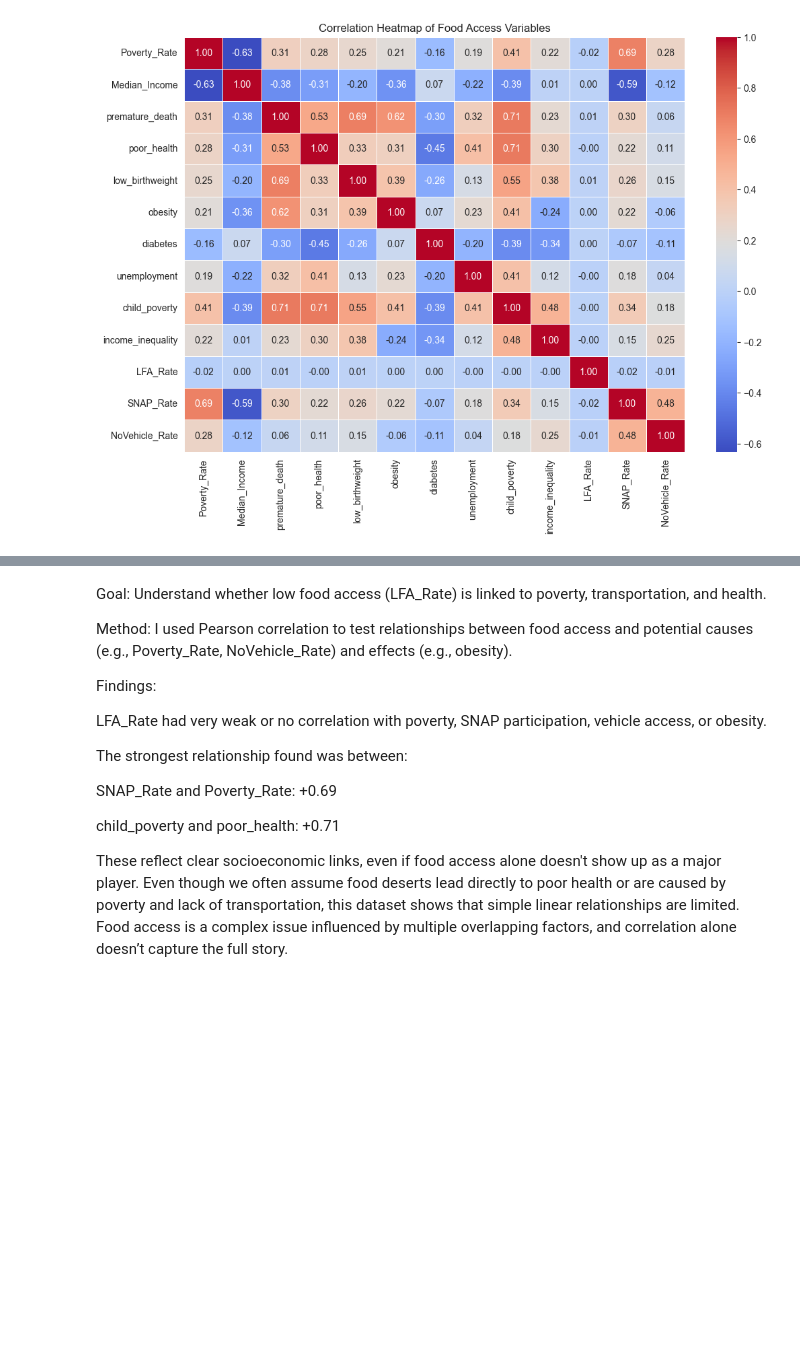
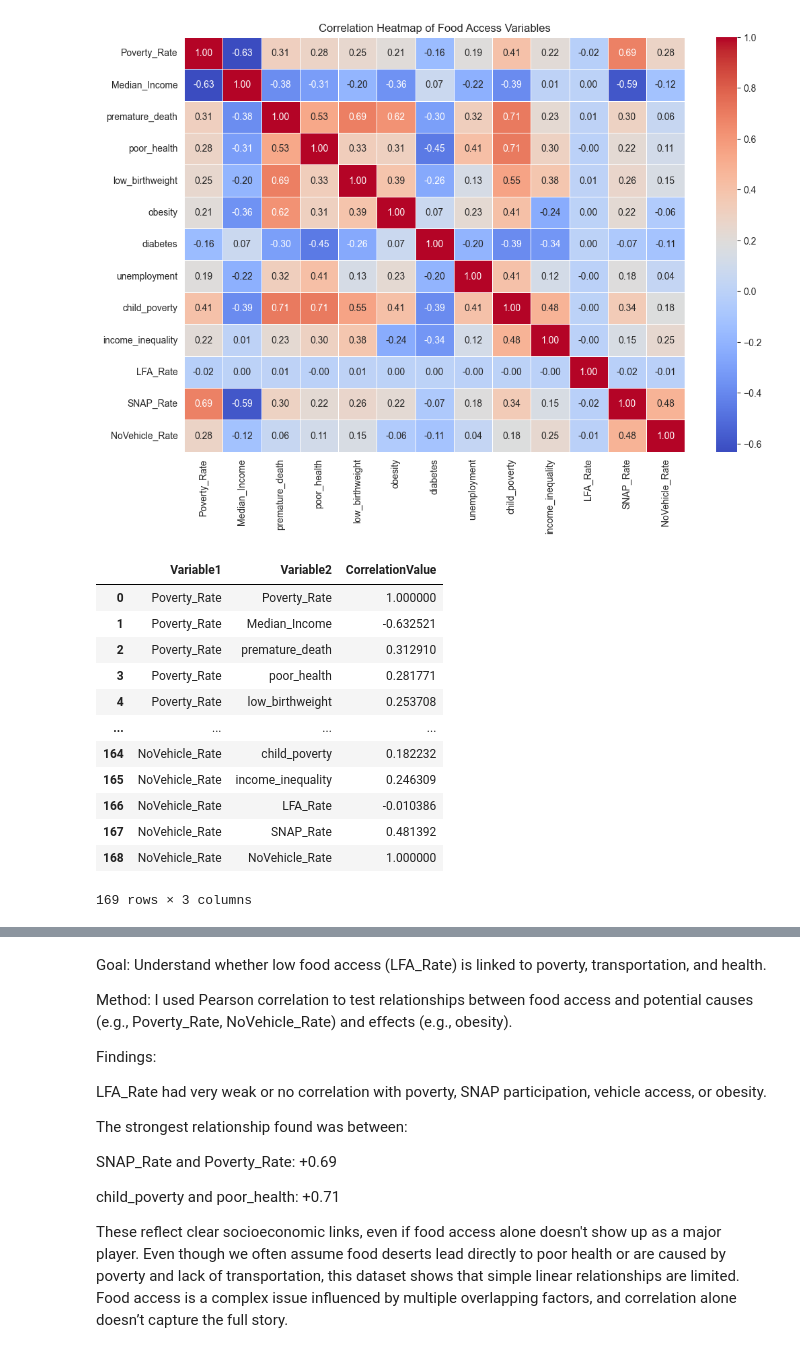
Before and after one commit to MahfoudBouad/portfolio, a Jupyter notebook: FoodAccessAnalysis.ipynb, the cells around one changed output, grey strips where cells are left out. Drawn from its saved outputs; the diff is of its cells as text; code cells hidden in the pictures; blank space fills up the shorter version.

```diff
--- a/FoodAccessAnalysis.ipynb
+++ b/FoodAccessAnalysis.ipynb
@@ -383,3 +382,19 @@ plt.title("Correlation Heatmap of Food Access Variables")
 plt.show()
 # %% [output]
 [figure]
+# %%
+corr_long
+# %% [output]
+|  | Variable1 | Variable2 | CorrelationValue |
+| 0 | Poverty_Rate | Poverty_Rate | 1.000000 |
+| 1 | Poverty_Rate | Median_Income | -0.632521 |
+| 2 | Poverty_Rate | premature_death | 0.312910 |
+| 3 | Poverty_Rate | poor_health | 0.281771 |
+| 4 | Poverty_Rate | low_birthweight | 0.253708 |
+| ... | ... | ... | ... |
+| 164 | NoVehicle_Rate | child_poverty | 0.182232 |
+| 165 | NoVehicle_Rate | income_inequality | 0.246309 |
+| 166 | NoVehicle_Rate | LFA_Rate | -0.010386 |
+| 167 | NoVehicle_Rate | SNAP_Rate | 0.481392 |
+| 168 | NoVehicle_Rate | NoVehicle_Rate | 1.000000 |
+169 rows × 3 columns
```
Also changed, not shown: parts of 7 cells of this notebook, 2 other files.
